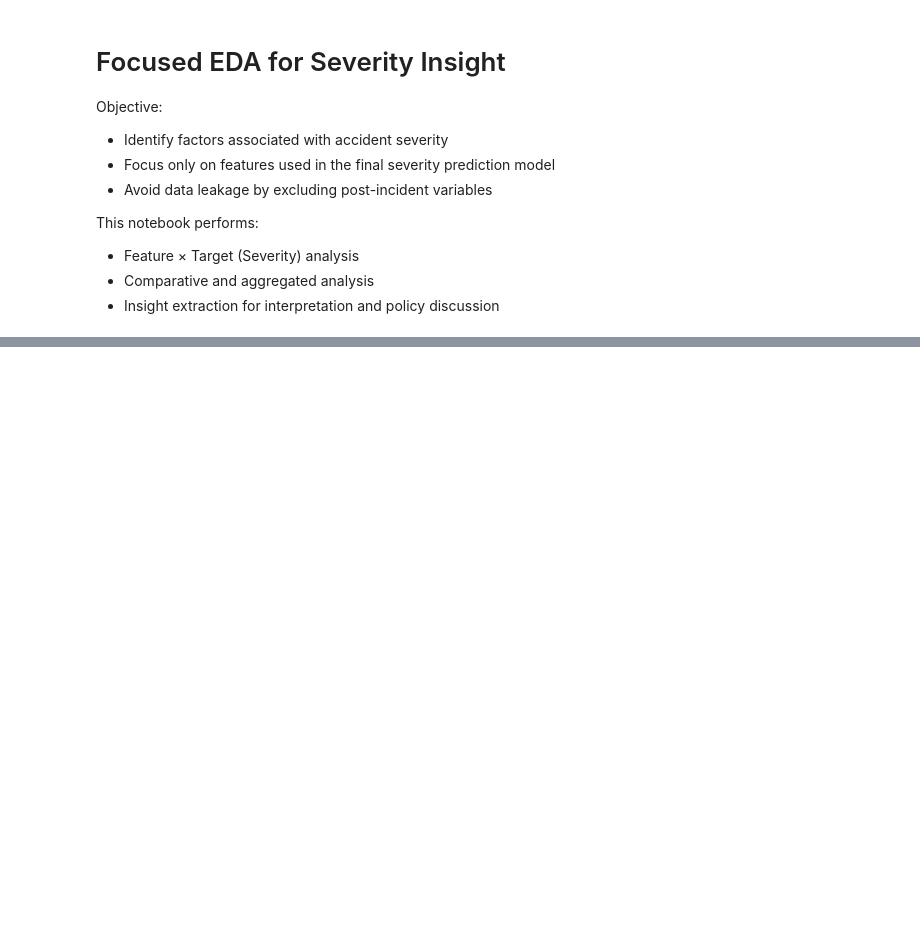
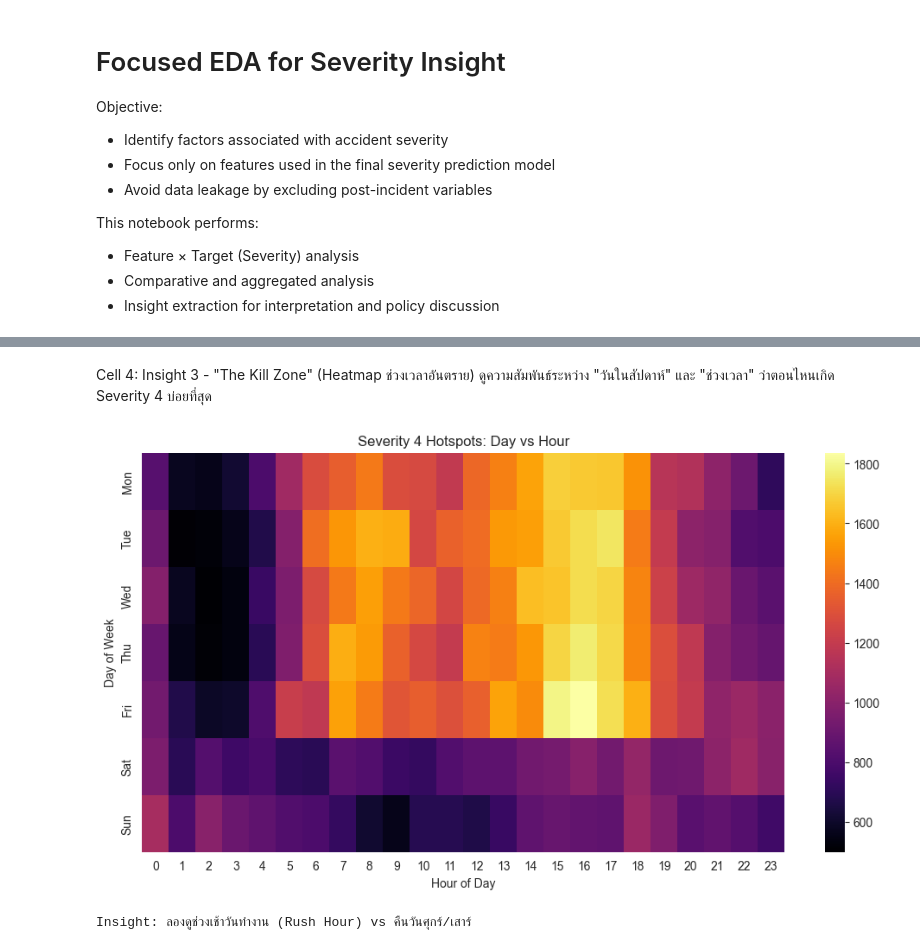
Before and after one commit to wittgenstein-byte/US-Traffic-Accident-BigData-Analysis, a Jupyter notebook: notebooks/04_focused_eda_for_insight.ipynb, the cells around one changed output, grey strips where cells are left out. Cells and saved outputs as stored; diff of their text form; code cells hidden in the pictures; blank space fills up the shorter version.

```diff
--- a/notebooks/04_focused_eda_for_insight.ipynb
+++ b/notebooks/04_focused_eda_for_insight.ipynb
@@ -184,0 +131,30 @@ Next step:
+# %% [markdown]
+Cell 4: Insight 3 - "The Kill Zone" (Heatmap ช่วงเวลาอันตราย)
+ดูความสัมพันธ์ระหว่าง "วันในสัปดาห์" และ "ช่วงเวลา" ว่าตอนไหนเกิด Severity 4 บ่อยที่สุด
+# %%
+# กรองเฉพาะ Severity 4
+sev4_df = df[df['Severity'] == 4]
+
+# สร้างตาราง Pivot: แกน X=ชั่วโมง, แกน Y=วันในสัปดาห์
+heatmap_data = sev4_df.pivot_table(
+    index='Start_Weekday',
+    columns='Start_Hour',
+    values='Severity',
+    aggfunc='count'
+).fillna(0)
+
+# เปลี่ยนเลขวันเป็นชื่อวัน
+days = ['Mon', 'Tue', 'Wed', 'Thu', 'Fri', 'Sat', 'Sun']
+heatmap_data.index = days
+
+plt.figure(figsize=(12, 6))
+sns.heatmap(heatmap_data, cmap='inferno', annot=False, fmt='g')
+plt.title('Severity 4 Hotspots: Day vs Hour')
+plt.xlabel('Hour of Day')
+plt.ylabel('Day of Week')
+plt.show()
+
+print("Insight: ลองดูช่วงเช้าวันทำงาน (Rush Hour) vs คืนวันศุกร์/เสาร์")
+# %% [output]
+[figure, added]
+Insight: ลองดูช่วงเช้าวันทำงาน (Rush Hour) vs คืนวันศุกร์/เสาร์
```
Also changed, not shown: parts of 38 cells of this notebook, 4 other files.
